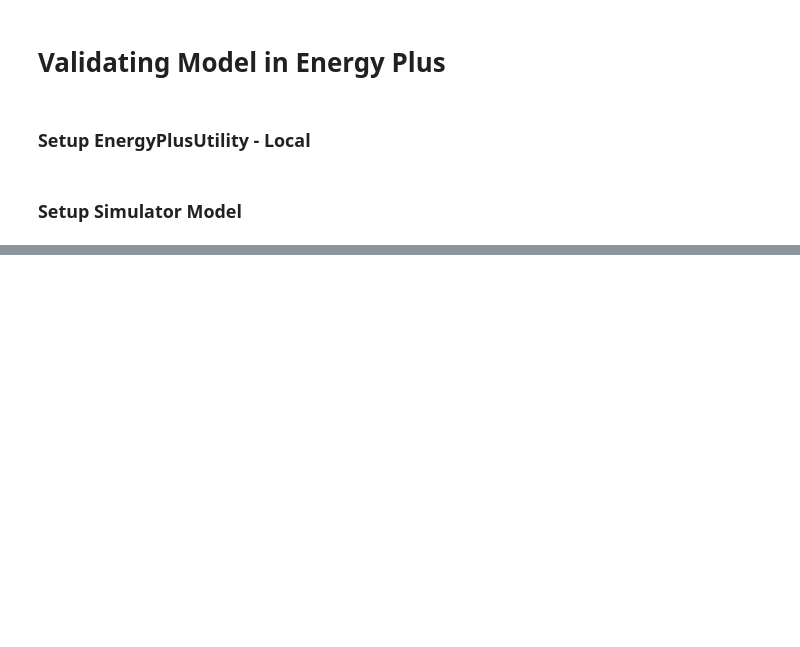
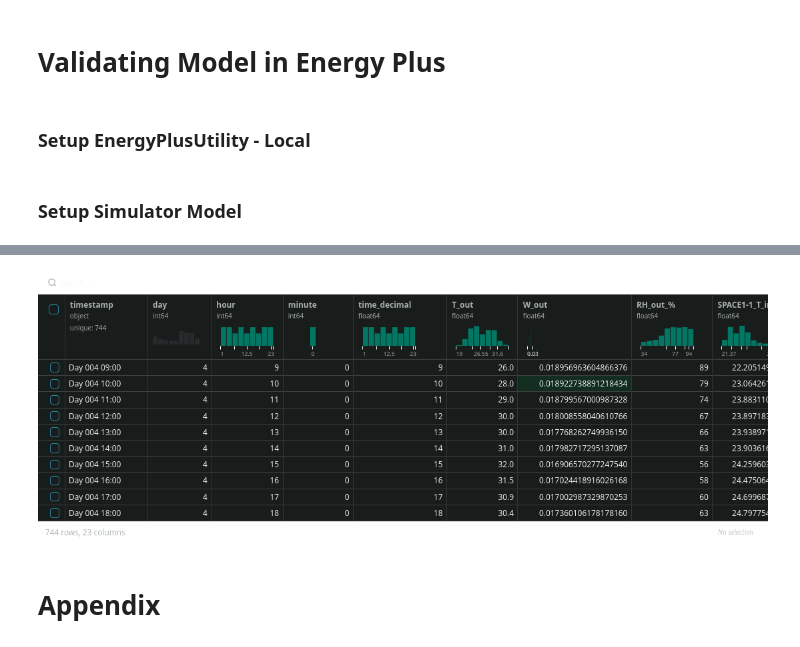
Before and after one commit to janithcyapa/DHCA-Framework, a Jupyter notebook: __marimo__/1.Thermal_Zone_Modeling.ipynb, the cells around one changed output, grey strips where cells are left out. Drawn from its saved outputs; the diff is of its cells as text; code cells hidden in the pictures; blank space fills up the shorter version.

```diff
--- a/__marimo__/1.Thermal_Zone_Modeling.ipynb
+++ b/__marimo__/1.Thermal_Zone_Modeling.ipynb
@@ -471,0 +456,24 @@ else:
+# %%
+print("Starting EnergyPlus Uncontrolled Simulation...")
+res = sim.run_annual()
+print("Simulation Ended!")
+if(res == 0):
+    print("Simulation Complete! Converting data to Pandas...")
+    # Create the DataFrame
+    df = pd.DataFrame(sim.collected_data)
+    cols = ['timestamp'] + [c for c in df.columns if c != 'timestamp']
+    df = df[cols]
+
+    # Optional: Set a nice multi-index or save to CSV for your FYP analysis
+    # df.to_csv(OUT_DIR / "zone_validation_data.csv", index=False)
+    print("Done.")
+
+if(res == 1):
+    err_path = OUT_DIR / "eplusout.err"
+    if err_path.exists():
+        print("--- EnergyPlus Error Log ---")
+        with open(err_path, 'r') as f:
+            # Print the last 4000 characters to catch the fatal errors at the end
+            print(f.read()[-4000:])
+    else:
+        print(f"Could not find the error file at: {err_path}")
@@ -471,0 +502,4 @@ else:
+# %%
+mo.ui.table(df)
+# %% [output]
+[figure, added]
@@ -471,0 +521,2 @@ else:
+# %% [markdown]
+# Appendix
```
Also changed, not shown: parts of 14 cells of this notebook, 29 other files.
